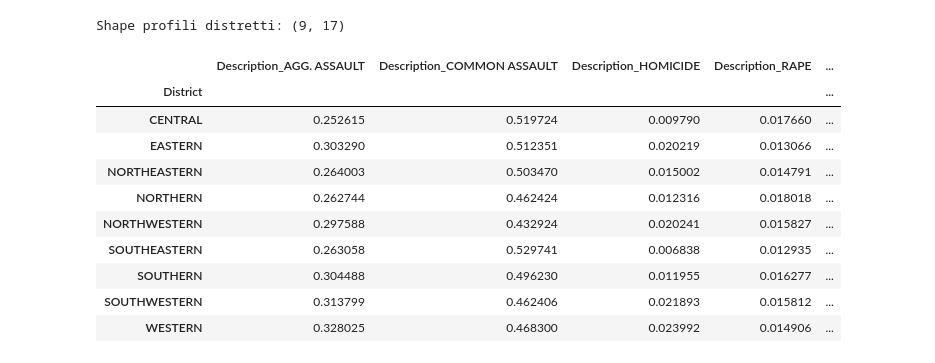
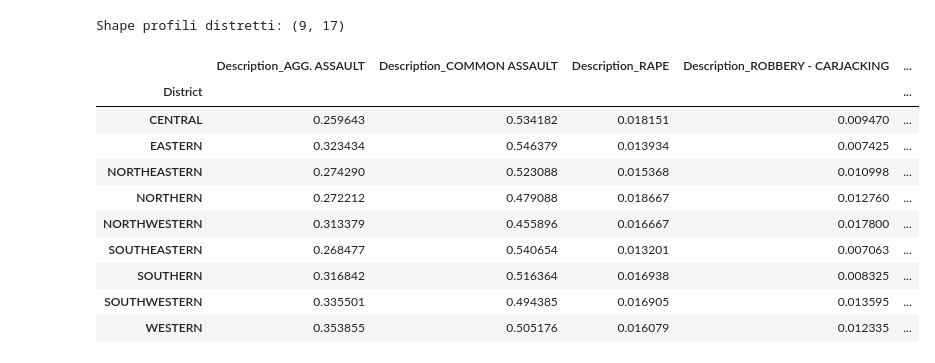
Before and after one commit to MattSona99/DataScience, a Jupyter notebook: Classification_Clustering_TimeSeries/Clustering.ipynb, the cells around one changed output. Cells and saved outputs as stored; diff of their text form; code cells hidden in the pictures.

```diff
--- a/Classification_Clustering_TimeSeries/Clustering.ipynb
+++ b/Classification_Clustering_TimeSeries/Clustering.ipynb
@@ -19,38 +63,41 @@ warnings.filterwarnings('ignore')
 # %%
 # ------------------------------------------
-# 1. IMPORTAZIONE E PULIZIA DATI
+# IMPORTAZIONE E PULIZIA DATI
 # ------------------------------------------
-# Leggi il dataset CSV
+# Lettura il dataset CSV
 df = pd.read_csv("CrimeData.csv")
 
-# Rimozione righe con valori nulli e colonne non necessarie
+# Rimozione colonne non necessarie
 df = df.drop(columns=['CrimeDate','Location', 'Neighborhood','Total Incidents'], axis=1)
-df = df.dropna()
 
-# Conversione ora
+# Conversione colonna "CrimeTime"
 df['CrimeTime'] = pd.to_datetime(df['CrimeTime'], format='%H:%M:%S', errors='coerce').dt.hour
 
-# Estrazione delle coordinate dalla colonna "Location 1" ed eliminazione colonna
-df['Latitude'] = df['Location 1'].str.extract(r'\((.*),')[0].astype(float)
-df['Longitude'] = df['Location 1'].str.extract(r', (.*)\)')[0].astype(float)
+# Estrazione coordinate
+df[['Latitude', 'Longitude']] = df['Location 1'].str.extract(r'\((.*), (.*)\)').astype(float)
 df = df.drop(columns=['Location 1'])
 
-# sostituisco Inside->I e Outside->O
-df['Inside/Outside'] = df['Inside/Outside'].replace({'Inside': 'I', 'Outside': 'O'})
+# Uniformizzazione stringhe
+df['Description'] = df['Description'].str.strip()
+df['District'] = df['District'].str.strip().replace({
+    'Central':'CENTRAL',
+    'NORTHESTERN':'NORTHEASTERN',
+    'SOUTHESTERN':'SOUTHEASTERN',
+    'Gay Street': 'EASTERN'
+})
+# Standardizzazione più chiara di Inside/Outside
+io_map = {'I': 'Inside', 'Inside': 'Inside', 'O': 'Outside', 'Outside': 'Outside'}
+df['Inside/Outside'] = df['Inside/Outside'].map(io_map)
 
-# Uniforma stringhe (spazi, maiuscole)
-df['Description'] = df['Description'].str.strip()
-df['Inside/Outside'] = df['Inside/Outside'].map({'I':'Inside','O':'Outside'})
-df['District'] = df['District'].replace({'Central':'CENTRAL', 'NORTHESTERN':'NORTHEASTERN', 'SOUTHESTERN':'SOUTHEASTERN', 'Gay Street': 'EASTERN'})
-df['District'] = df['District'].str.strip()
-
-# Crea fasce orarie (variabile ciclica "a blocchi")
+# Creazione fasce orarie
 bins  = [-0.1, 5, 11, 17, 23]
 labs  = ['Night','Morning','Afternoon','Evening']
 df['HourBin'] = pd.cut(df['CrimeTime'], bins=bins, labels=labs)
 
-# ------------------------------------------
+# Rimozione delle righe con valori nulli
+df = df.dropna()
+
+# Visualizzazione informazioni sul dataset dopo la pulizia
 print("Totale righe dopo pulizia:", len(df))
-
 df.head(10)
 # %% [output]
@@ -71,27 +122,27 @@ Totale righe dopo pulizia: 95077
 # %%
 # Categorie per fare il profilo
-cat_cols = ['Description','Weapon','HourBin']
+cat_cols = ['Description','Weapon','HourBin', 'Inside/Outside']
 
 # One-hot encoding (dummies)
 dummies = pd.get_dummies(df[cat_cols], drop_first=False)
 
-# Unità di aggregazione: il DISTRETTO
+# Unità di aggregazione: District
 agg_df = pd.concat([df[['District']], dummies], axis=1) \
            .groupby('District', as_index=True).mean()
 
 print("Shape profili distretti:", agg_df.shape)
 agg_df.head(10)
 # %% [output]
 Shape profili distretti: (9, 17)
-|  | Description_AGG. ASSAULT | Description_COMMON ASSAULT | Description_HOMICIDE | Description_RAPE | ... |
+|  | Description_AGG. ASSAULT | Description_COMMON ASSAULT | Description_RAPE | Description_ROBBERY - CARJACKING | ... |
 | District |  |  |  |  | ... |
-| CENTRAL | 0.252615 | 0.519724 | 0.009790 | 0.017660 | ... |
-| EASTERN | 0.303290 | 0.512351 | 0.020219 | 0.013066 | ... |
-| NORTHEASTERN | 0.264003 | 0.503470 | 0.015002 | 0.014791 | ... |
-| NORTHERN | 0.262744 | 0.462424 | 0.012316 | 0.018018 | ... |
-| NORTHWESTERN | 0.297588 | 0.432924 | 0.020241 | 0.015827 | ... |
-| SOUTHEASTERN | 0.263058 | 0.529741 | 0.006838 | 0.012935 | ... |
-| SOUTHERN | 0.304488 | 0.496230 | 0.011955 | 0.016277 | ... |
-| SOUTHWESTERN | 0.313799 | 0.462406 | 0.021893 | 0.015812 | ... |
-| WESTERN | 0.328025 | 0.468300 | 0.023992 | 0.014906 | ... |
+| CENTRAL | 0.259643 | 0.534182 | 0.018151 | 0.009470 | ... |
+| EASTERN | 0.323434 | 0.546379 | 0.013934 | 0.007425 | ... |
+| NORTHEASTERN | 0.274290 | 0.523088 | 0.015368 | 0.010998 | ... |
+| NORTHERN | 0.272212 | 0.479088 | 0.018667 | 0.012760 | ... |
+| NORTHWESTERN | 0.313379 | 0.455896 | 0.016667 | 0.017800 | ... |
+| SOUTHEASTERN | 0.268477 | 0.540654 | 0.013201 | 0.007063 | ... |
+| SOUTHERN | 0.316842 | 0.516364 | 0.016938 | 0.008325 | ... |
+| SOUTHWESTERN | 0.335501 | 0.494385 | 0.016905 | 0.013595 | ... |
+| WESTERN | 0.353855 | 0.505176 | 0.016079 | 0.012335 | ... |
 # %% [markdown]
```
Also changed, not shown: parts of 28 cells of this notebook, 3 other files.
